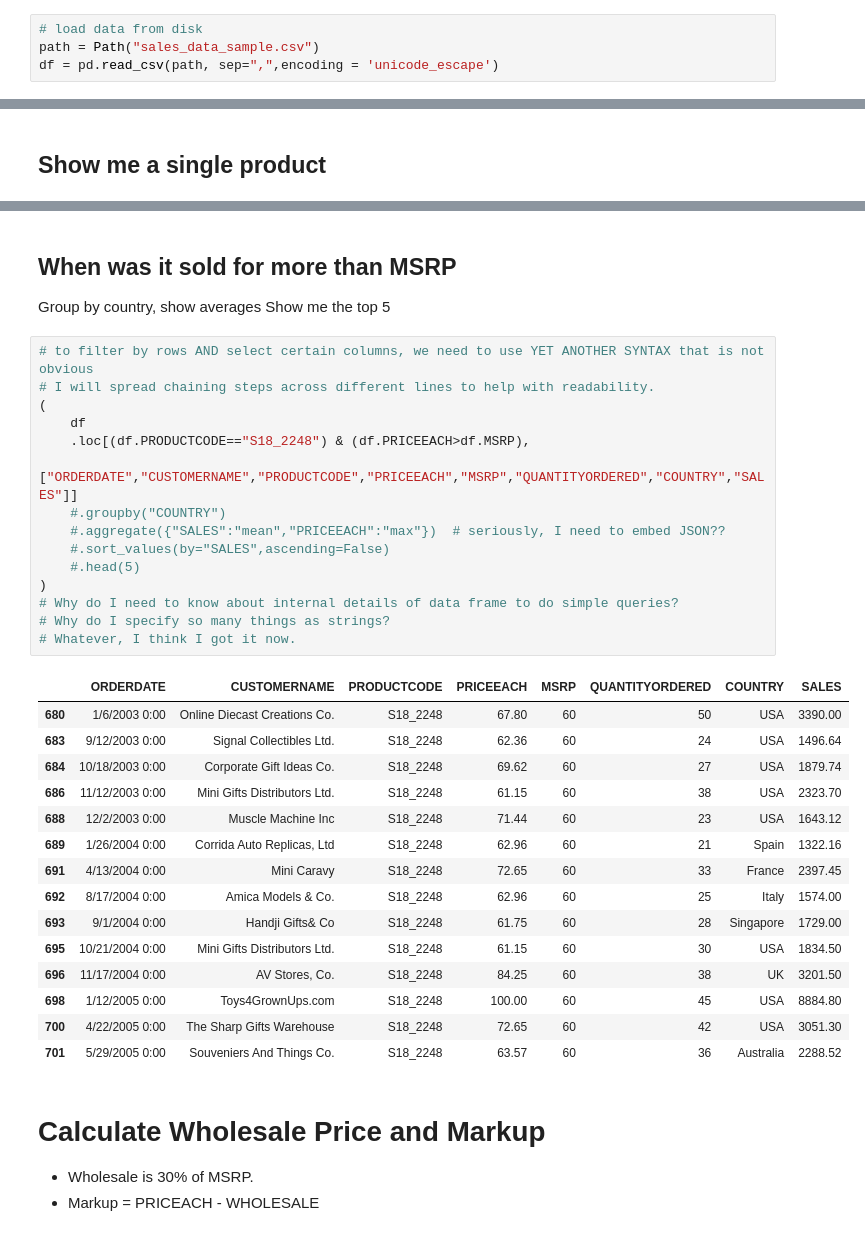
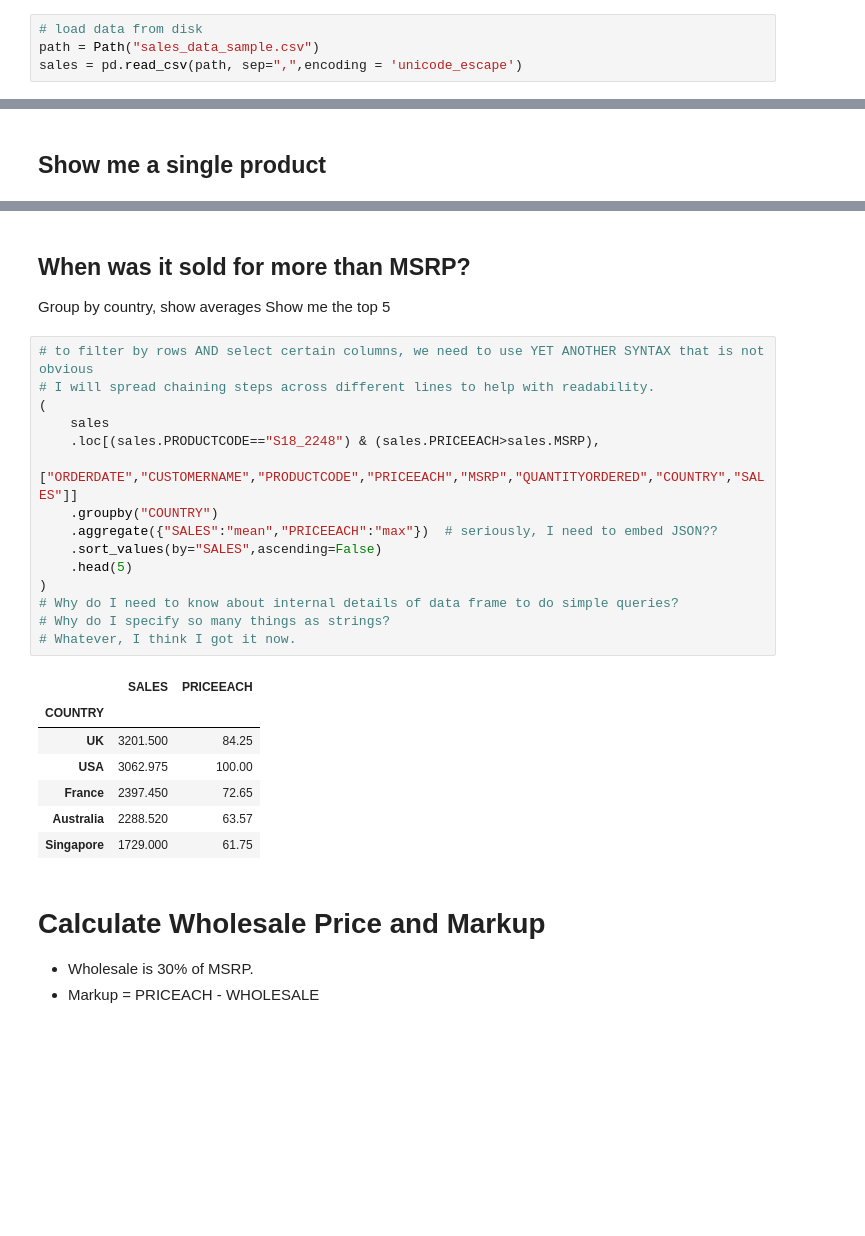
Before and after one commit to TySeddon/JupyterIntro, a Jupyter notebook: JupyterIntro.ipynb, the cells around one changed output, grey strips where cells are left out. Drawn from its saved outputs; the diff is of its cells as text; blank space fills up the shorter version.

```diff
--- a/JupyterIntro.ipynb
+++ b/JupyterIntro.ipynb
@@ -173,7 +183,7 @@ from pathlib import Path
 # %%
 # load data from disk
 path = Path("sales_data_sample.csv")
-df = pd.read_csv(path, sep=",",encoding = 'unicode_escape')
+sales = pd.read_csv(path, sep=",",encoding = 'unicode_escape')
 # %% [markdown]
 # Explore Data
 # %%
@@ -263,40 +273,32 @@ df[df.PRODUCTCODE=="S18_2248"].head(5)
 | 684 | 10162 | 27 | 69.62 | 8 | 1879.74 | 10/18/2003 0:00 | Shipped | 4 | ... |
 5 rows × 25 columns
 # %% [markdown]
-## When was it sold for more than MSRP
+## When was it sold for more than MSRP?
 Group by country, show averages
 Show me the top 5
 # %%
 # to filter by rows AND select certain columns, we need to use YET ANOTHER SYNTAX that is not obvious
 # I will spread chaining steps across different lines to help with readability.
 (
-    df
-    .loc[(df.PRODUCTCODE=="S18_2248") & (df.PRICEEACH>df.MSRP),
+    sales
+    .loc[(sales.PRODUCTCODE=="S18_2248") & (sales.PRICEEACH>sales.MSRP),
          ["ORDERDATE","CUSTOMERNAME","PRODUCTCODE","PRICEEACH","MSRP","QUANTITYORDERED","COUNTRY","SALES"]]
-    #.groupby("COUNTRY")
-    #.aggregate({"SALES":"mean","PRICEEACH":"max"})  # seriously, I need to embed JSON??
-    #.sort_values(by="SALES",ascending=False)
-    #.head(5)
+    .groupby("COUNTRY")
+    .aggregate({"SALES":"mean","PRICEEACH":"max"})  # seriously, I need to embed JSON??
+    .sort_values(by="SALES",ascending=False)
+    .head(5)
 )
 # Why do I need to know about internal details of data frame to do simple queries?
 # Why do I specify so many things as strings?
 # Whatever, I think I got it now.
 # %% [output]
-|  | ORDERDATE | CUSTOMERNAME | PRODUCTCODE | PRICEEACH | MSRP | QUANTITYORDERED | COUNTRY | SALES |
-| 680 | 1/6/2003 0:00 | Online Diecast Creations Co. | S18_2248 | 67.80 | 60 | 50 | USA | 3390.00 |
-| 683 | 9/12/2003 0:00 | Signal Collectibles Ltd. | S18_2248 | 62.36 | 60 | 24 | USA | 1496.64 |
-| 684 | 10/18/2003 0:00 | Corporate Gift Ideas Co. | S18_2248 | 69.62 | 60 | 27 | USA | 1879.74 |
-| 686 | 11/12/2003 0:00 | Mini Gifts Distributors Ltd. | S18_2248 | 61.15 | 60 | 38 | USA | 2323.70 |
-| 688 | 12/2/2003 0:00 | Muscle Machine Inc | S18_2248 | 71.44 | 60 | 23 | USA | 1643.12 |
-| 689 | 1/26/2004 0:00 | Corrida Auto Replicas, Ltd | S18_2248 | 62.96 | 60 | 21 | Spain | 1322.16 |
-| 691 | 4/13/2004 0:00 | Mini Caravy | S18_2248 | 72.65 | 60 | 33 | France | 2397.45 |
-| 692 | 8/17/2004 0:00 | Amica Models & Co. | S18_2248 | 62.96 | 60 | 25 | Italy | 1574.00 |
-| 693 | 9/1/2004 0:00 | Handji Gifts& Co | S18_2248 | 61.75 | 60 | 28 | Singapore | 1729.00 |
-| 695 | 10/21/2004 0:00 | Mini Gifts Distributors Ltd. | S18_2248 | 61.15 | 60 | 30 | USA | 1834.50 |
-| 696 | 11/17/2004 0:00 | AV Stores, Co. | S18_2248 | 84.25 | 60 | 38 | UK | 3201.50 |
-| 698 | 1/12/2005 0:00 | Toys4GrownUps.com | S18_2248 | 100.00 | 60 | 45 | USA | 8884.80 |
-| 700 | 4/22/2005 0:00 | The Sharp Gifts Warehouse | S18_2248 | 72.65 | 60 | 42 | USA | 3051.30 |
-| 701 | 5/29/2005 0:00 | Souveniers And Things Co. | S18_2248 | 63.57 | 60 | 36 | Australia | 2288.52 |
+|  | SALES | PRICEEACH |
+| COUNTRY |  |  |
+| UK | 3201.500 | 84.25 |
+| USA | 3062.975 | 100.00 |
+| France | 2397.450 | 72.65 |
+| Australia | 2288.520 | 63.57 |
+| Singapore | 1729.000 | 61.75 |
 # %% [markdown]
 # Calculate Wholesale Price and Markup
 * Wholesale is 30% of MSRP.
```
Also changed, not shown: parts of 32 cells of this notebook.
